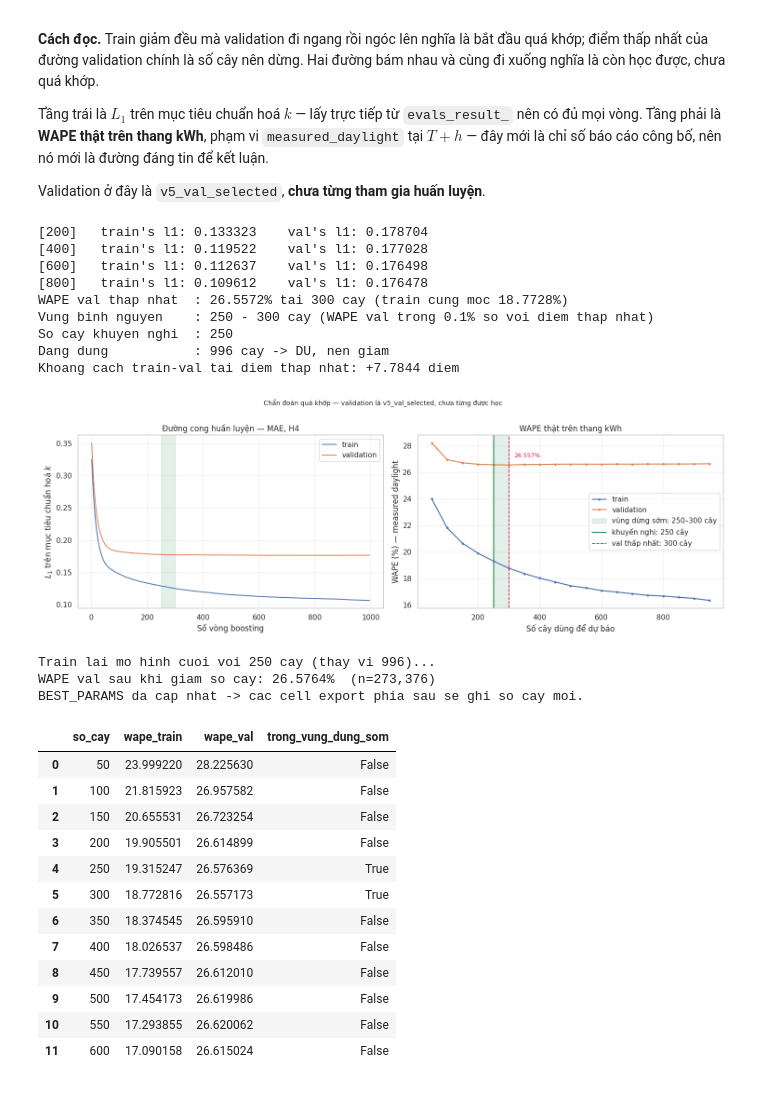
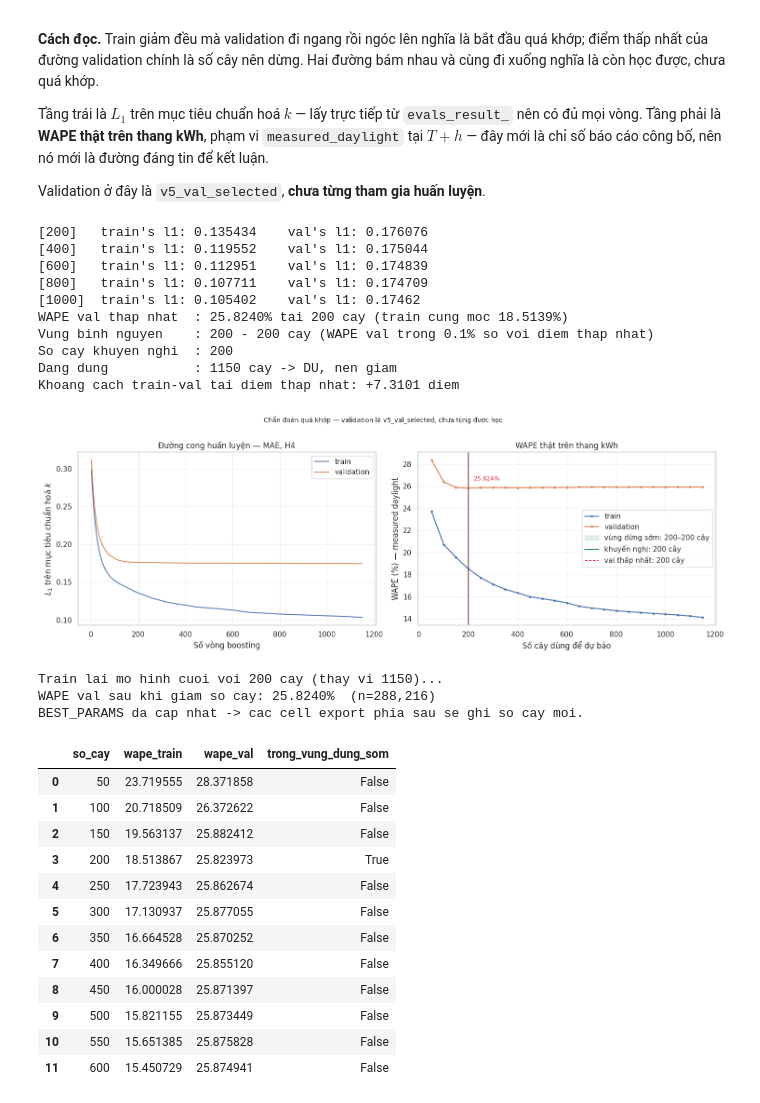
Before and after one commit to nguyenvunhut/solar-engergy, a Jupyter notebook: notebooks/forcasting_v5_energy/06_1_train_mae.ipynb, the cells around one changed output. Cells and saved outputs as stored; diff of their text form; code cells hidden in the pictures.

```diff
--- a/notebooks/forcasting_v5_energy/06_1_train_mae.ipynb
+++ b/notebooks/forcasting_v5_energy/06_1_train_mae.ipynb
@@ -1655,7 +1667,7 @@ _m_dc.fit(X_dev, y_dev, sample_weight=w_dev,
 def _wape_tai(khung, X, mask, so_cay):
     """WAPE that (kWh) khi chi dung `so_cay` cay dau tien."""
     _k = cat_k(_m_dc.predict(X, num_iteration=so_cay))
-    _se = khung['sin_elevation'].to_numpy()
+    _se = khung['sin_elevation_mt'].to_numpy()
     _yp = np.minimum(_k * mau_chuan_hoa(khung),
                      khung['tran_cong_suat'].to_numpy() * 1.02)
     _yp = np.where(_se <= EPS_ELEV, 0.0, _yp)
@@ -1744,7 +1756,7 @@ if DUNG_SO_CAY_KHUYEN_NGHI and SO_CAY_KHUYEN_NGHI < SO_CAY_DUONG_CONG:
     _k2 = cat_k(model.predict(val_h[FEATURES].fillna(MEDIANS).astype(np.float32)))
     val_h['y_pred'] = np.minimum(_k2 * mau_chuan_hoa(val_h),
                                  val_h['tran_cong_suat'].to_numpy() * 1.02)
-    val_h.loc[val_h['sin_elevation'] <= EPS_ELEV, 'y_pred'] = 0.0
+    val_h.loc[val_h['sin_elevation_mt'] <= EPS_ELEV, 'y_pred'] = 0.0
     _m2 = metrics_3_pham_vi(val_h)['measured_daylight']
     print(f"WAPE val sau khi giam so cay: {_m2['wape']:.4f}%  (n={_m2['n']:,})")
     print("BEST_PARAMS da cap nhat -> cac cell export phia sau se ghi so cay moi.")
@@ -2110,7 +2122,7 @@ with open(f'{TRAIN_COMPAT_DIR}/model_config.json', 'w', encoding='utf-8') as f:
         # Khi cham diem chi can nhan nguoc site_scale * sin_elevation roi chan tran_cong_suat.
         'chuan_hoa': True,
         'cot_quy_mo': 'site_scale',
-        'cot_sin_elev': 'sin_elevation',
+        'cot_sin_elev': 'sin_elevation_mt',
         'cot_tran': 'tran_cong_suat',
         'eps_elev': float(EPS_ELEV),
                     'clip_k': float(lay_clip()),
@@ -2130,7 +2142,7 @@ with open(f'{TRAIN_COMPAT_DIR}/model_config.json', 'w', encoding='utf-8') as f:
 val_h = doc_val_that()
 _k_pred_val = cat_k(model.predict(val_h[FEATURES].fillna(MEDIANS).astype(np.float32)))
 val_h['y_pred'] = np.minimum(_k_pred_val * mau_chuan_hoa(val_h), val_h['tran_cong_suat'].to_numpy() * 1.02)
-val_h.loc[val_h['sin_elevation'] <= EPS_ELEV, 'y_pred'] = 0.0
+val_h.loc[val_h['sin_elevation_mt'] <= EPS_ELEV, 'y_pred'] = 0.0
 _m_val = metrics_3_pham_vi(val_h)
 print(f"--- METRIC TREN TAP VALIDATION THAT ({len(val_h):,} dong, dung de chon mo hinh) ---")
 display(pd.DataFrame(_m_val).T[['n', 'wape', 'rmse', 'mae', 'r2']].round(4))
@@ -2232,7 +2244,7 @@ if 'FEATURES_GOC' not in dir():
 FEATURES = list(FEATURES_GOC)
 
 dev_h = them_muc_tieu(dev, HORIZON_STEPS)
-dev_h = dev_h[(dev_h['site_scale'] > 0) & (dev_h['sin_elevation'] > EPS_ELEV)].copy()
+dev_h = dev_h[(dev_h['site_scale'] > 0) & (dev_h['sin_elevation_mt'] > EPS_ELEV)].copy()
 
 # GHI CHU (2026-08-15) - da biet, CHUA sua, co chu dich:
 # Cell nay dung lai CLIP_K da tinh o H1 (1,3764 = phan vi 99 cua k tren tap train tai
@@ -2249,7 +2261,6 @@ dev_h['w'] = build_sample_weight(dev_h)
 _mt = [f'{c}_mt' for c in COT_TAT_DINH if f'{c}_mt' in dev_h.columns]
 FEATURES = FEATURES + [c for c in _mt if c not in FEATURES]
 print(f"Them {len(_mt)} dac trung tat dinh tai T+{HORIZON_STEPS * 15} phut: {_mt}")
-i
 MEDIANS = dev_h[FEATURES].median(numeric_only=True).fillna(0.0)
 _train_mask = dev_h['w'].gt(0)
 X_dev = dev_h.loc[_train_mask, FEATURES].fillna(MEDIANS).astype(DTYPE)
@@ -2306,7 +2317,7 @@ if N_TRIALS  >0:
             'yva_kwh': _va['y_true'].to_numpy(),
             'mau_va': mau_chuan_hoa(_va),
             'tran_va': _va['tran_cong_suat'].to_numpy(),
-            'sin_va': _va['sin_elevation'].to_numpy(),
+            'sin_va': _va['sin_elevation_mt'].to_numpy(),
             'clip': CLIP_K_FOLD.get(_n),
         })
         print(f"- fold {_n}: train {len(_tr):,} dong, val {len(_va):,} dong (H4, da ap weight)")
@@ -2359,7 +2370,7 @@ print(f"Train H4 xong sau {(time.time() - _t1_h4) / 60:.1f} phut")
 val_h = doc_val_that()   # dung lai theo HORIZON_STEPS hien tai (H4)
 _k_pred = cat_k(model.predict(val_h[FEATURES].fillna(MEDIANS).astype(np.float32)))
 val_h['y_pred'] = np.minimum(_k_pred * mau_chuan_hoa(val_h), val_h['tran_cong_suat'].to_numpy() * 1.02)
-val_h.loc[val_h['sin_elevation'] <= EPS_ELEV, 'y_pred'] = 0.0
+val_h.loc[val_h['sin_elevation_mt'] <= EPS_ELEV, 'y_pred'] = 0.0
 # Luu du bao validation de ve lai sau nay khong can kernel/model
 val_h[[SITE_COL, 'plot_timestamp', 'y_true', 'y_pred']].to_parquet(
     f'{OUTPUT_DIR}/du_bao_val.parquet', index=False)
@@ -2426,7 +2437,7 @@ _m_dc.fit(X_dev, y_dev, sample_weight=w_dev,
 def _wape_tai(khung, X, mask, so_cay):
     """WAPE that (kWh) khi chi dung `so_cay` cay dau tien."""
     _k = cat_k(_m_dc.predict(X, num_iteration=so_cay))
-    _se = khung['sin_elevation'].to_numpy()
+    _se = khung['sin_elevation_mt'].to_numpy()
     _yp = np.minimum(_k * mau_chuan_hoa(khung),
                      khung['tran_cong_suat'].to_numpy() * 1.02)
     _yp = np.where(_se <= EPS_ELEV, 0.0, _yp)
@@ -2497,60 +2508,61 @@ _ax[1].set_xlabel('Số cây dùng để dự báo')
 _ax[1].set_ylabel('WAPE (%) — measured daylight')
 _ax[1].set_title('WAPE thật trên thang kWh')
 _ax[1].legend(); _ax[1].grid(alpha=.3)
 _fig.suptitle('Chẩn đoán quá khớp — validation là v5_val_selected, chưa từng được học',
               y=1.0, fontsize=10)
 plt.tight_layout(); plt.show()
 
 # ── Train lai mo hinh cuoi o so cay khuyen nghi ──
 # Dat False neu muon giu nguyen so cay cua Optuna.
 DUNG_SO_CAY_KHUYEN_NGHI = True
 
 if DUNG_SO_CAY_KHUYEN_NGHI and SO_CAY_KHUYEN_NGHI < SO_CAY_DUONG_CONG:
     print(f"\nTrain lai mo hinh cuoi voi {SO_CAY_KHUYEN_NGHI} cay "
           f"(thay vi {SO_CAY_DUONG_CONG})...")
     BEST_PARAMS = {**BEST_PARAMS, 'n_estimators': SO_CAY_KHUYEN_NGHI}
     model = fit_an_toan(BEST_PARAMS, X_dev, y_dev, w_dev)
 
     # Du bao lai tren val de moi bang metric phia sau dung mo hinh moi
     _k2 = cat_k(model.predict(val_h[FEATURES].fillna(MEDIANS).astype(np.float32)))
     val_h['y_pred'] = np.minimum(_k2 * mau_chuan_hoa(val_h),
                                  val_h['tran_cong_suat'].to_numpy() * 1.02)
-    val_h.loc[val_h['sin_elevation'] <= EPS_ELEV, 'y_pred'] = 0.0
+    val_h.loc[val_h['sin_elevation_mt'] <= EPS_ELEV, 'y_pred'] = 0.0
     _m2 = metrics_3_pham_vi(val_h)['measured_daylight']
     print(f"WAPE val sau khi giam so cay: {_m2['wape']:.4f}%  (n={_m2['n']:,})")
     print("BEST_PARAMS da cap nhat -> cac cell export phia sau se ghi so cay moi.")
 else:
     print(f"\nGiu nguyen {SO_CAY_DUONG_CONG} cay.")
 
 pd.DataFrame({'so_cay': _moc, 'wape_train': _w_tr, 'wape_val': _w_va,
               'trong_vung_dung_som': [j in _trong_vung for j in range(len(_moc))]}).head(12)
 # %% [output]
-[200]   train's l1: 0.133323    val's l1: 0.178704
-[400]   train's l1: 0.119522    val's l1: 0.177028
-[600]   train's l1: 0.112637    val's l1: 0.176498
-[800]   train's l1: 0.109612    val's l1: 0.176478
-WAPE val thap nhat  : 26.5572% tai 300 cay (train cung moc 18.7728%)
-Vung binh nguyen    : 250 - 300 cay (WAPE val trong 0.1% so voi diem thap nhat)
-So cay khuyen nghi  : 250
-Dang dung           : 996 cay -> DU, nen giam
-Khoang cach train-val tai diem thap nhat: +7.7844 diem
+[200]   train's l1: 0.135434    val's l1: 0.176076
+[400]   train's l1: 0.119552    val's l1: 0.175044
+[600]   train's l1: 0.112951    val's l1: 0.174839
+[800]   train's l1: 0.107711    val's l1: 0.174709
+[1000]  train's l1: 0.105402    val's l1: 0.17462
+WAPE val thap nhat  : 25.8240% tai 200 cay (train cung moc 18.5139%)
+Vung binh nguyen    : 200 - 200 cay (WAPE val trong 0.1% so voi diem thap nhat)
+So cay khuyen nghi  : 200
+Dang dung           : 1150 cay -> DU, nen giam
+Khoang cach train-val tai diem thap nhat: +7.3101 diem
-[figure, old version]
+[figure, new version]
-Train lai mo hinh cuoi voi 250 cay (thay vi 996)...
-WAPE val sau khi giam so cay: 26.5764%  (n=273,376)
+Train lai mo hinh cuoi voi 200 cay (thay vi 1150)...
+WAPE val sau khi giam so cay: 25.8240%  (n=288,216)
 BEST_PARAMS da cap nhat -> cac cell export phia sau se ghi so cay moi.
 |  | so_cay | wape_train | wape_val | trong_vung_dung_som |
-| 0 | 50 | 23.999220 | 28.225630 | False |
-| 1 | 100 | 21.815923 | 26.957582 | False |
-| 2 | 150 | 20.655531 | 26.723254 | False |
-| 3 | 200 | 19.905501 | 26.614899 | False |
-| 4 | 250 | 19.315247 | 26.576369 | True |
-| 5 | 300 | 18.772816 | 26.557173 | True |
-| 6 | 350 | 18.374545 | 26.595910 | False |
-| 7 | 400 | 18.026537 | 26.598486 | False |
-| 8 | 450 | 17.739557 | 26.612010 | False |
-| 9 | 500 | 17.454173 | 26.619986 | False |
-| 10 | 550 | 17.293855 | 26.620062 | False |
-| 11 | 600 | 17.090158 | 26.615024 | False |
+| 0 | 50 | 23.719555 | 28.371858 | False |
+| 1 | 100 | 20.718509 | 26.372622 | False |
+| 2 | 150 | 19.563137 | 25.882412 | False |
+| 3 | 200 | 18.513867 | 25.823973 | True |
+| 4 | 250 | 17.723943 | 25.862674 | False |
+| 5 | 300 | 17.130937 | 25.877055 | False |
+| 6 | 350 | 16.664528 | 25.870252 | False |
+| 7 | 400 | 16.349666 | 25.855120 | False |
+| 8 | 450 | 16.000028 | 25.871397 | False |
+| 9 | 500 | 15.821155 | 25.873449 | False |
+| 10 | 550 | 15.651385 | 25.875828 | False |
+| 11 | 600 | 15.450729 | 25.874941 | False |
 # %%
 
 # ── Kiem chung tre pha + metric cho H4 (dung lai quet_do_tre/metrics_3_pham_vi) ──
```
Also changed, not shown: parts of 22 cells of this notebook, 45 other files.
